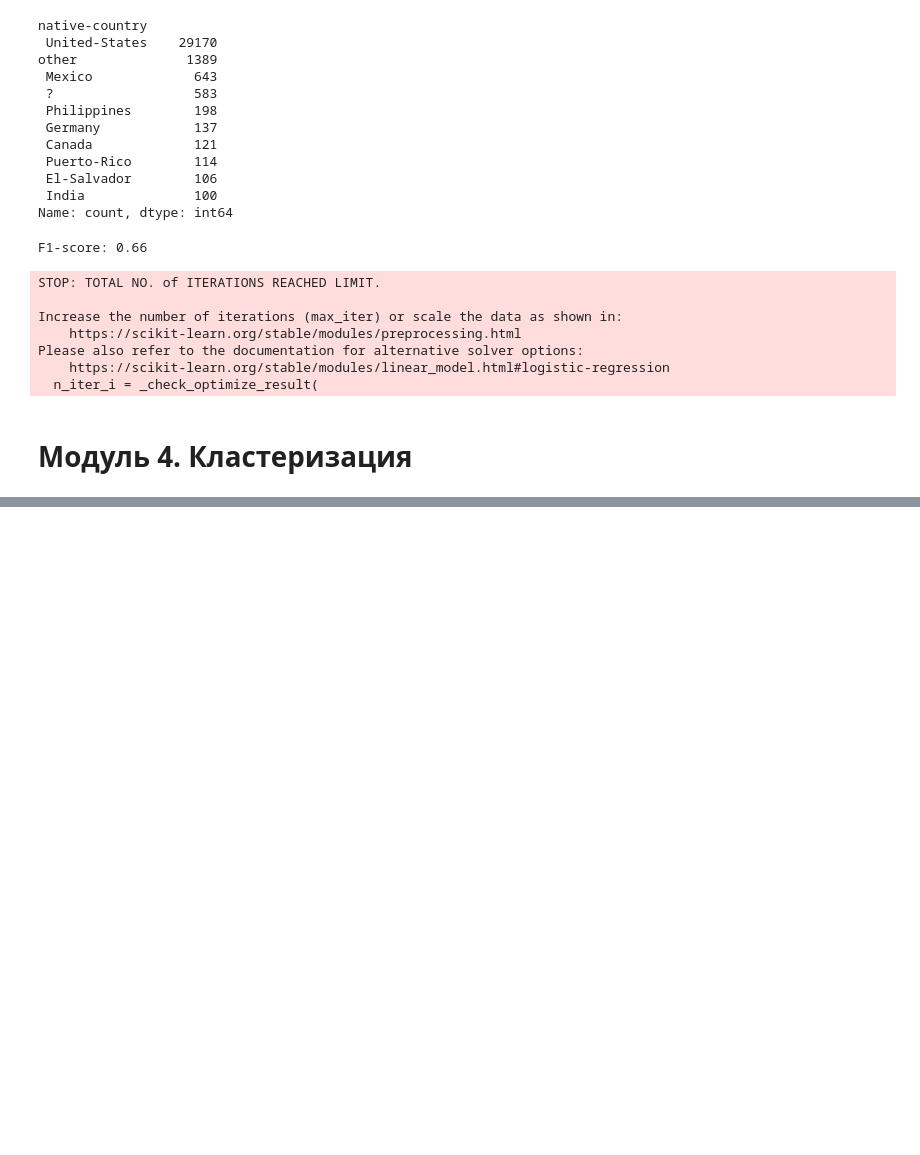
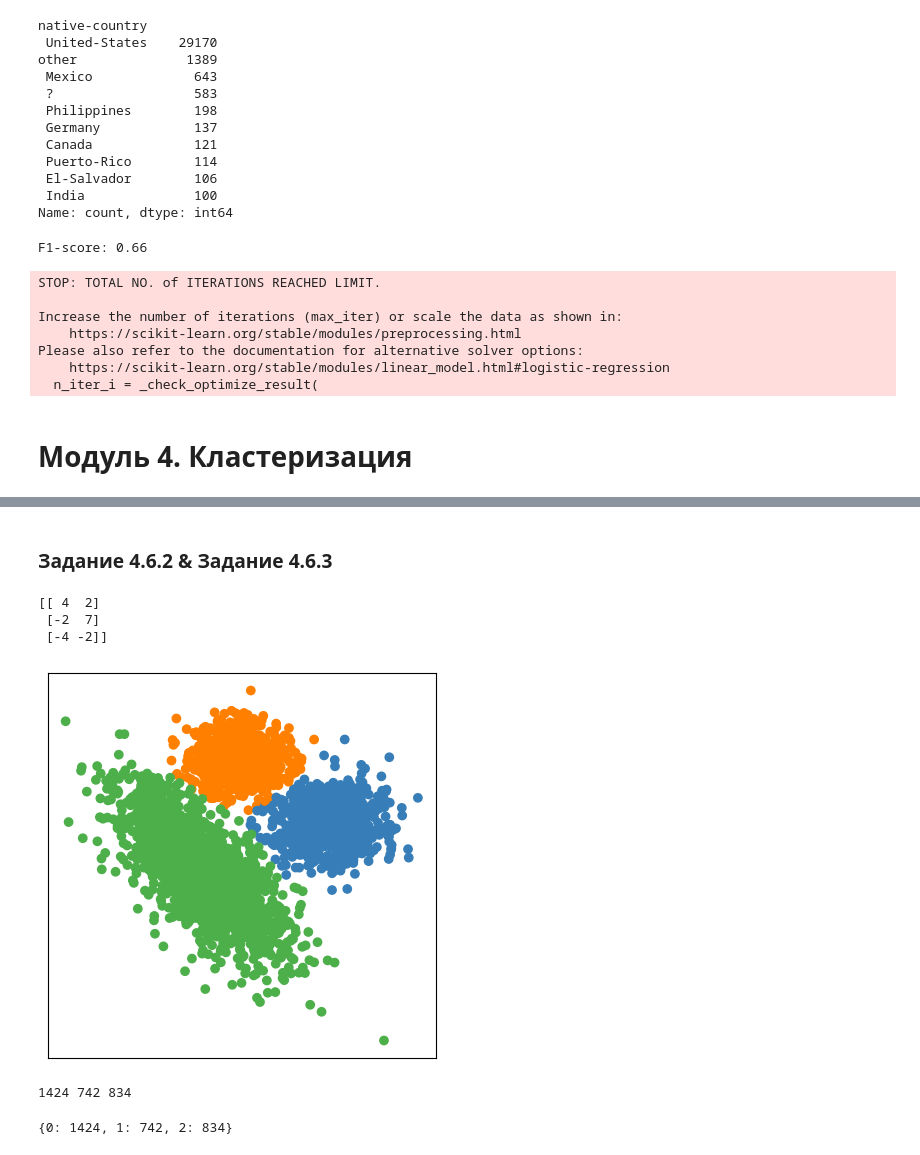
Before and after one commit to Rybaakovaa/ML_DL, a Jupyter notebook: Homework.ipynb, the cells around one changed output, grey strips where cells are left out. Cells and saved outputs as stored; diff of their text form; code cells hidden in the pictures; blank space fills up the shorter version.

```diff
--- a/Homework.ipynb
+++ b/Homework.ipynb
@@ -1093,0 +1056,36 @@ for i, (X, k_means_params) in enumerate(datasets_params_list, start=1):
+# %% [markdown]
+### Задание 4.6.2 & Задание 4.6.3
+# %%
+n_samples = 1500
+dataset = datasets.make_blobs(n_samples=n_samples, centers=2, center_box=(-7.0, 7.5),
+                              cluster_std=[1.4, 1.7],
+                              random_state=42)
+X_2, _ = datasets.make_blobs(n_samples=n_samples, random_state=170, centers=[[-4, -3]], cluster_std=[1.9])
+transformation = [[1.2, -0.8], [-0.4, 1.7]]
+X_2 = np.dot(X_2, transformation)
+X, y = np.concatenate((dataset[0], X_2)), np.concatenate((dataset[1], np.array([2] * len(X_2))))
+
+# X = StandardScaler().fit_transform(X)
+em_gm = GaussianMixture(n_components=3, random_state=42)
+em_gm.fit(X)
+y_pred = em_gm.predict(X)
+
+# print(em_gm.means_)
+centroids = np.round(em_gm.means_).astype(int)
+print(centroids)
+
+plotResClasterization(X, y_pred)
+# %% [output]
+[[ 4  2]
+ [-2  7]
+ [-4 -2]]
+[figure, added]
+# %%
+unique, counts = np.unique(y_pred, return_counts=True)
+for count in counts:
+    print(count, end=' ')
+
+dict(zip(unique, counts))
+# %% [output]
+1424 742 834
+{0: 1424, 1: 742, 2: 834}
```
Also changed, not shown: parts of 29 cells of this notebook.
